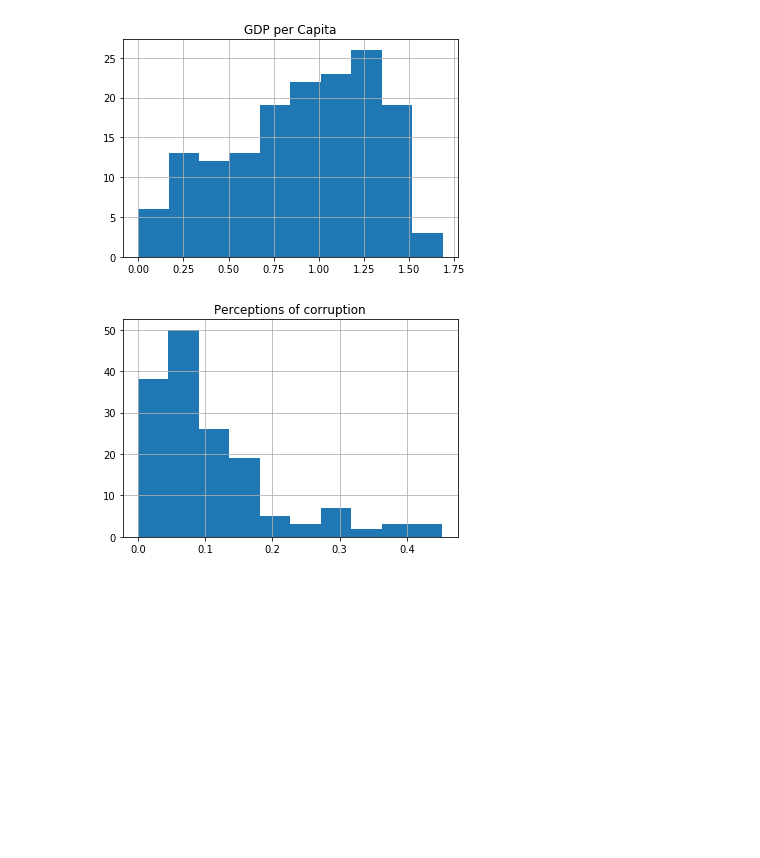
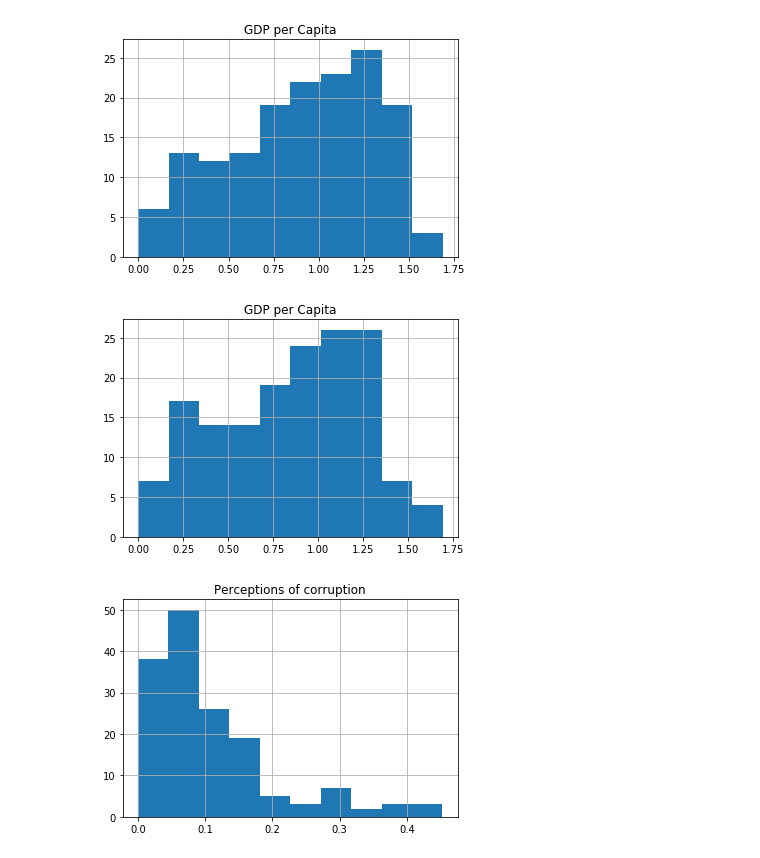
Before and after one commit to ipatel467/Happiness-Index, a Jupyter notebook: Index.ipynb, the cells around one changed output. Cells and saved outputs as stored; diff of their text form; code cells hidden in the pictures; blank space fills up the shorter version.

```diff
--- a/Index.ipynb
+++ b/Index.ipynb
@@ -88,6 +93,11 @@ df19['GDP per capita'].hist()
 plt.title('GDP per Capita');
 # %% [output]
 [figure]
+# %%
+df15['Economy (GDP per Capita)'].hist()
+plt.title('GDP per Capita');
+# %% [output]
+[figure, added]
 # %%
 df19['Perceptions of corruption'].hist()
 plt.title('Perceptions of corruption');
```
Also changed, not shown: parts of 7 cells of this notebook.
